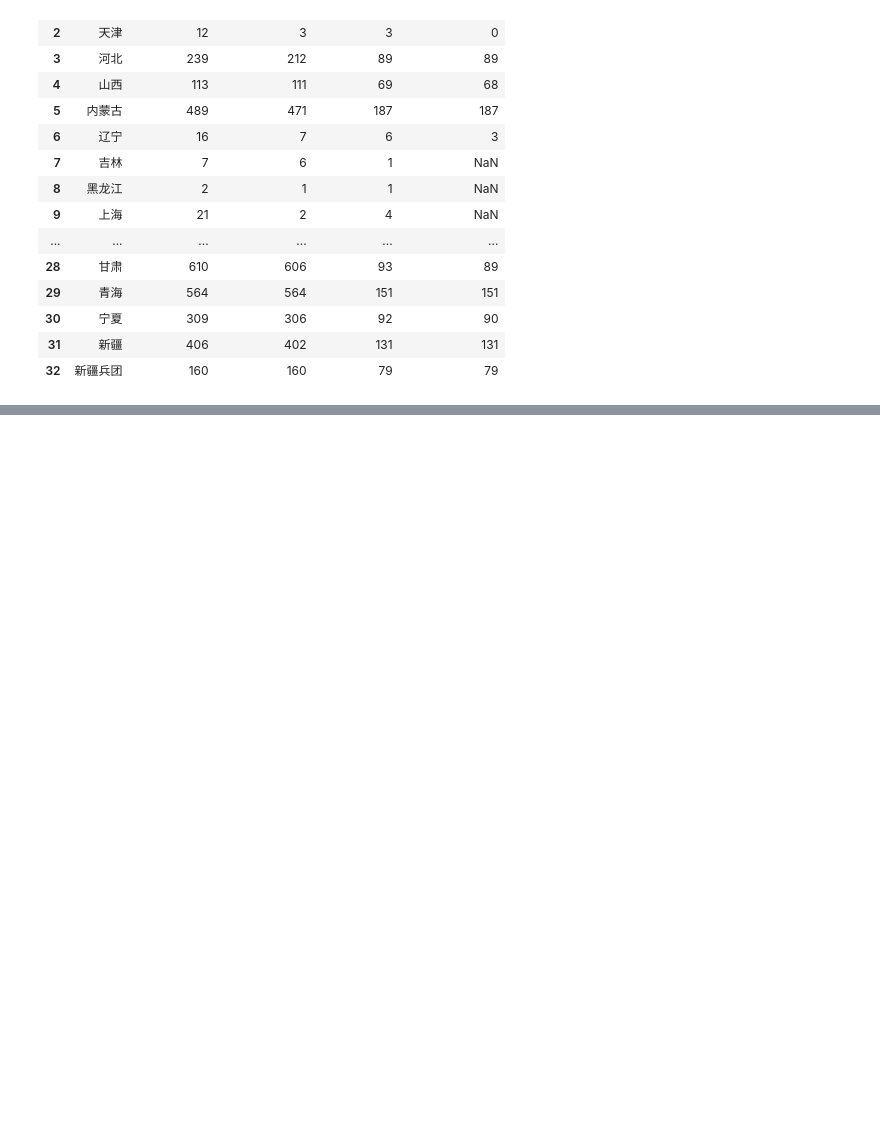
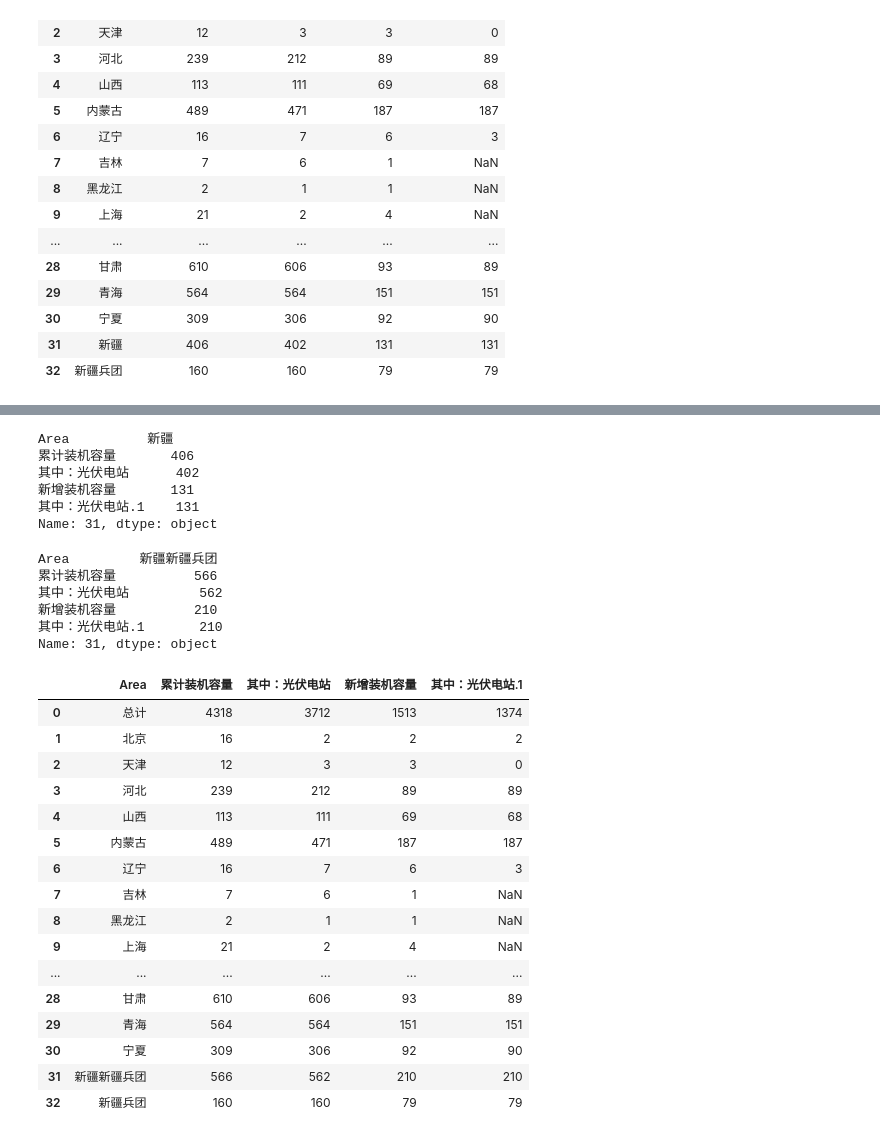
Before and after one commit to wangjiahong/Mining_Chinese_PV_market, a Jupyter notebook: Chinese_PV.ipynb, the cells around one changed output, grey strips where cells are left out. Cells and saved outputs as stored; diff of their text form; code cells hidden in the pictures; blank space fills up the shorter version.

```diff
--- a/Chinese_PV.ipynb
+++ b/Chinese_PV.ipynb
@@ -136,3 +136,5 @@ _2015_Chinese_installiation
 | 30 | 宁夏 | 309 | 306 | 92 | 90 |
 | 31 | 新疆 | 406 | 402 | 131 | 131 |
 | 32 | 新疆兵团 | 160 | 160 | 79 | 79 |
+# %%
+_2015_Chinese_installiation_2 = _2015_Chinese_installiation
@@ -138,0 +161,40 @@ _2015_Chinese_installiation
+# %%
+_2015_Chinese_installiation_2.iloc[31]
+# %% [output]
+Area          新疆
+累计装机容量       406
+其中：光伏电站      402
+新增装机容量       131
+其中：光伏电站.1    131
+Name: 31, dtype: object
+# %%
+_2015_Chinese_installiation_2.iloc[31] = _2015_Chinese_installiation_2.iloc[31] + _2015_Chinese_installiation_2.iloc[32]
+# %%
+_2015_Chinese_installiation_2.iloc[31]
+# %% [output]
+Area         新疆新疆兵团
+累计装机容量          566
+其中：光伏电站         562
+新增装机容量          210
+其中：光伏电站.1       210
+Name: 31, dtype: object
+# %%
+_2015_Chinese_installiation_2
+# %% [output]
+|  | Area | 累计装机容量 | 其中：光伏电站 | 新增装机容量 | 其中：光伏电站.1 |
+| 0 | 总计 | 4318 | 3712 | 1513 | 1374 |
+| 1 | 北京 | 16 | 2 | 2 | 2 |
+| 2 | 天津 | 12 | 3 | 3 | 0 |
+| 3 | 河北 | 239 | 212 | 89 | 89 |
+| 4 | 山西 | 113 | 111 | 69 | 68 |
+| 5 | 内蒙古 | 489 | 471 | 187 | 187 |
+| 6 | 辽宁 | 16 | 7 | 6 | 3 |
+| 7 | 吉林 | 7 | 6 | 1 | NaN |
+| 8 | 黑龙江 | 2 | 1 | 1 | NaN |
+| 9 | 上海 | 21 | 2 | 4 | NaN |
+| ... | ... | ... | ... | ... | ... |
+| 28 | 甘肃 | 610 | 606 | 93 | 89 |
+| 29 | 青海 | 564 | 564 | 151 | 151 |
+| 30 | 宁夏 | 309 | 306 | 92 | 90 |
+| 31 | 新疆新疆兵团 | 566 | 562 | 210 | 210 |
+| 32 | 新疆兵团 | 160 | 160 | 79 | 79 |
```
Also changed, not shown: parts of 6 cells of this notebook.
